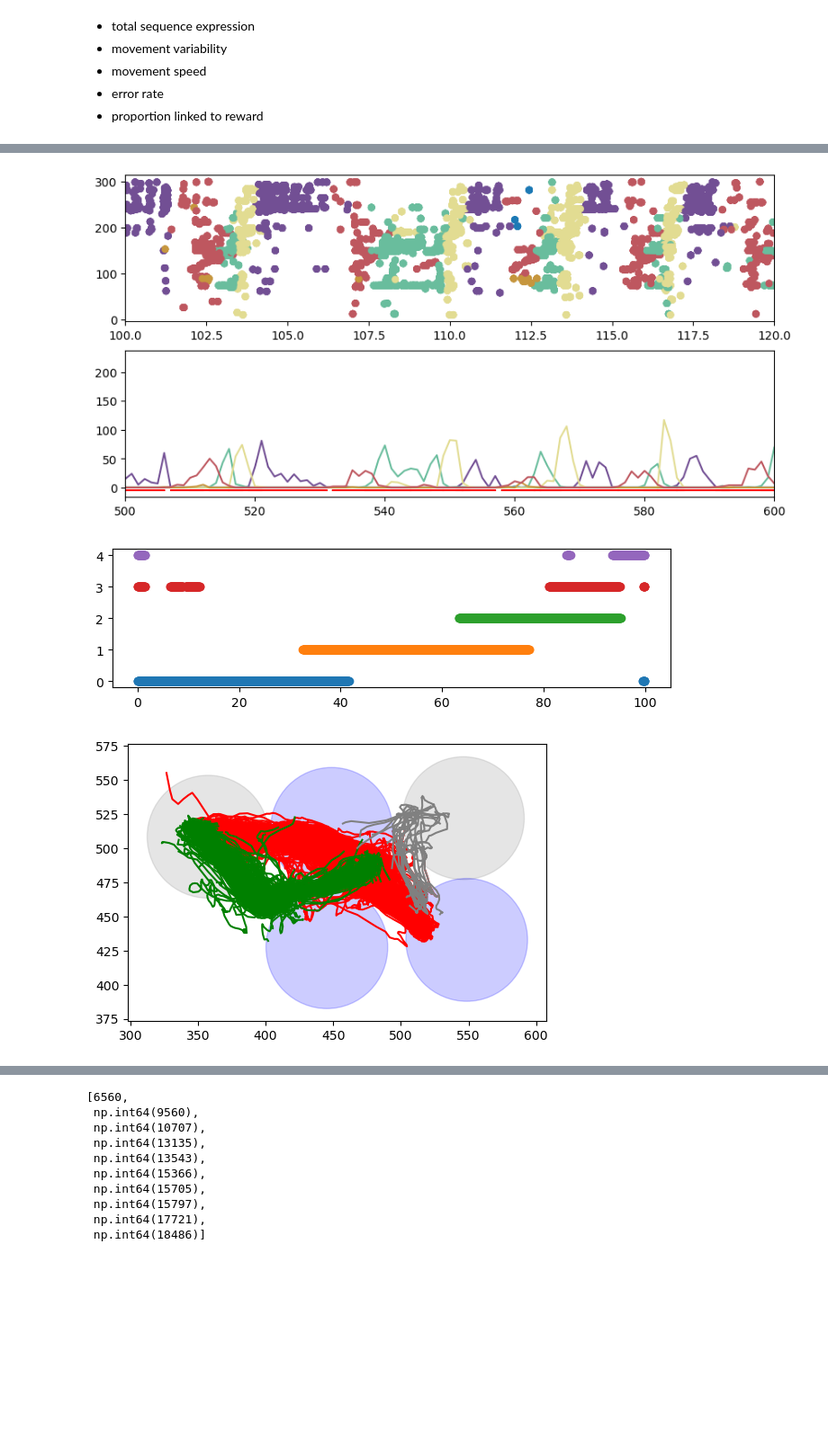
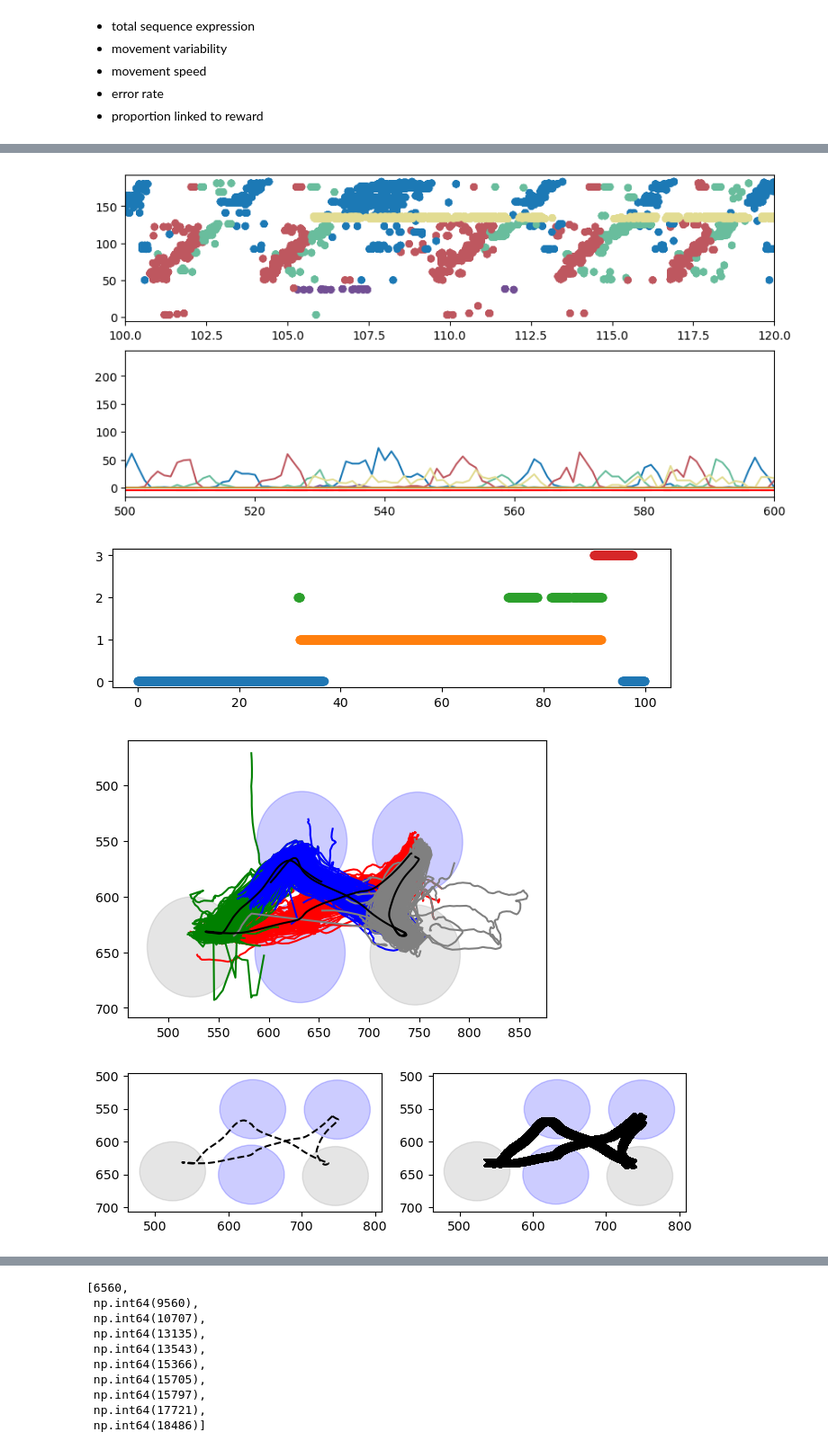
Before and after one commit to EmmettJT/sequences_analyse_PPSeq, a Jupyter notebook: revision_analysis/prioritisation_analysis/behaviour_sleep_link/1_bts_extract_behavioural_features.ipynb, the cells around one changed output, grey strips where cells are left out. Shown at 90% size. Cells and saved outputs as stored; diff of their text form; code cells hidden in the pictures; blank space fills up the shorter version.

```diff
--- a/revision_analysis/prioritisation_analysis/behaviour_sleep_link/1_bts_extract_behavioural_features.ipynb
+++ b/revision_analysis/prioritisation_analysis/behaviour_sleep_link/1_bts_extract_behavioural_features.ipynb
@@ -588,7 +588,7 @@ ________________________________________________________________________________
 # behaviour to sleep
 behav_to_sleep_animals = ['EJT136_1_3','EJT136_1_4','EJT149_1_1','EJT178_1_4','EJT178_1_5','EJT178_1_6','EJT178_1_7','EJT178_1_8','EJT178_1_9','EJT178_2_1','EJT178_2_2','EJT178_2_4','EJT269_1_1','EJT269_1_3','EJT269_1_4','EJT269_1_7','EJT270_1_3','EJT270_1_5','EJT270_1_6','seq006_1_11','EJT268_1_2','EJT269_1_2','EJT270_1_1','ap5R_1_1','ap5R_1_3','seq006_1_4','seq006_1_5','seq006_1_6','seq007_1_1','seq007_1_2','seq007_1_3','seq006_1_8','seq006_1_9','seq006_1_10','ap5R_1_2']
 
-behav_to_sleep_animals = ['seq006_1_9']
+behav_to_sleep_animals = ['ap5R_1_3']
 
 for mouse in behav_to_sleep_animals:
     # extract paths from the dict
@@ -987,40 +987,40 @@ for mouse in behav_to_sleep_animals:
         error_rate_by_motif += [np.nanmean([results[item]['pct_error'] for item in results])]
 
 
-#####################################
-## SAVE THE DATA AND FIGURES
-#####################################
+    #####################################
+    ## SAVE THE DATA AND FIGURES
+    #####################################
 
-tracking_output_df = pd.DataFrame({
-    "mouse_id": [mouse]*len(continuous_regions_df.sequence.values),
-    "sequence_motif" : continuous_regions_df.sequence.values+1,
-    "mean_h_distance_from_av_mm_per_motif": all_motif_mean_dists_mm,
-    "mean_dtw_distance_from_av_mm_per_motif":all_motif_mean_dtws_mm,
-    "mean_movement_speed_mm_s_per_motif": all_motif_mean_speed_mm_s,
-    'total_expression_per_motif': absolute_total_seqs,
-    "av_distance_to_next_reward_per_motif":mean_dist_to_reward,
-    "proportion_of_sequences_linked_to_reward_per_motif":proportion_close_to_reward,
-    "error_rate_per_motif": error_rate_by_motif,
-})
+    tracking_output_df = pd.DataFrame({
+        "mouse_id": [mouse]*len(continuous_regions_df.sequence.values),
+        "sequence_motif" : continuous_regions_df.sequence.values+1,
+        "mean_h_distance_from_av_mm_per_motif": all_motif_mean_dists_mm,
+        "mean_dtw_distance_from_av_mm_per_motif":all_motif_mean_dtws_mm,
+        "mean_movement_speed_mm_s_per_motif": all_motif_mean_speed_mm_s,
+        'total_expression_per_motif': absolute_total_seqs,
+        "av_distance_to_next_reward_per_motif":mean_dist_to_reward,
+        "proportion_of_sequences_linked_to_reward_per_motif":proportion_close_to_reward,
+        "error_rate_per_motif": error_rate_by_motif,
+    })
 
 
-out_path = r"Z:\projects\sequence_squad\revision_data\emmett_revisions\sleep_wake_link_data\behaviour_to_replay\processed_data\\"
-## save data somewhere
-full_out_path = os.path.join(out_path+mouse,'behaviour')
-if not os.path.isdir(full_out_path):
-    os.makedirs(full_out_path)
-tracking_output_df.to_csv(full_out_path + r'/processed_behavioural_features.csv',index=False)
+    out_path = r"Z:\projects\sequence_squad\revision_data\emmett_revisions\sleep_wake_link_data\behaviour_to_replay\processed_data\\"
+    ## save data somewhere
+    full_out_path = os.path.join(out_path+mouse,'behaviour')
+    if not os.path.isdir(full_out_path):
+        os.makedirs(full_out_path)
+    tracking_output_df.to_csv(full_out_path + r'/processed_behavioural_features.csv',index=False)
 
-# Save all figures
-save_all_figs(full_out_path + mouse + r".png")
-plt.close('all')
+    # Save all figures
+    save_all_figs(full_out_path + mouse + r".png")
+    plt.close('all')
 
-print('done')
+    print('done')
 
-print('____________________________________________________________________________________________________')
-print('____________________________________________________________________________________________________')
-print(f"\033[1m DATA SAVED FOR {mouse}\033[0m")
-print('____________________________________________________________________________________________________')
-print('____________________________________________________________________________________________________')
+    print('____________________________________________________________________________________________________')
+    print('____________________________________________________________________________________________________')
+    print(f"\033[1m DATA SAVED FOR {mouse}\033[0m")
+    print('____________________________________________________________________________________________________')
+    print('____________________________________________________________________________________________________')
 # %% [output]
 ____________________________________________________________________________________________________
@@ -1047,3 +1047,4 @@ ValueError: max() arg is an empty sequence
-[figure, old version]
+[figure, new version]
-[figure, old version]
+[figure, new version]
-[figure, old version]
+[figure, new version]
+[figure, added]
```
Also changed, not shown: parts of 4 cells of this notebook, 5 other files.
